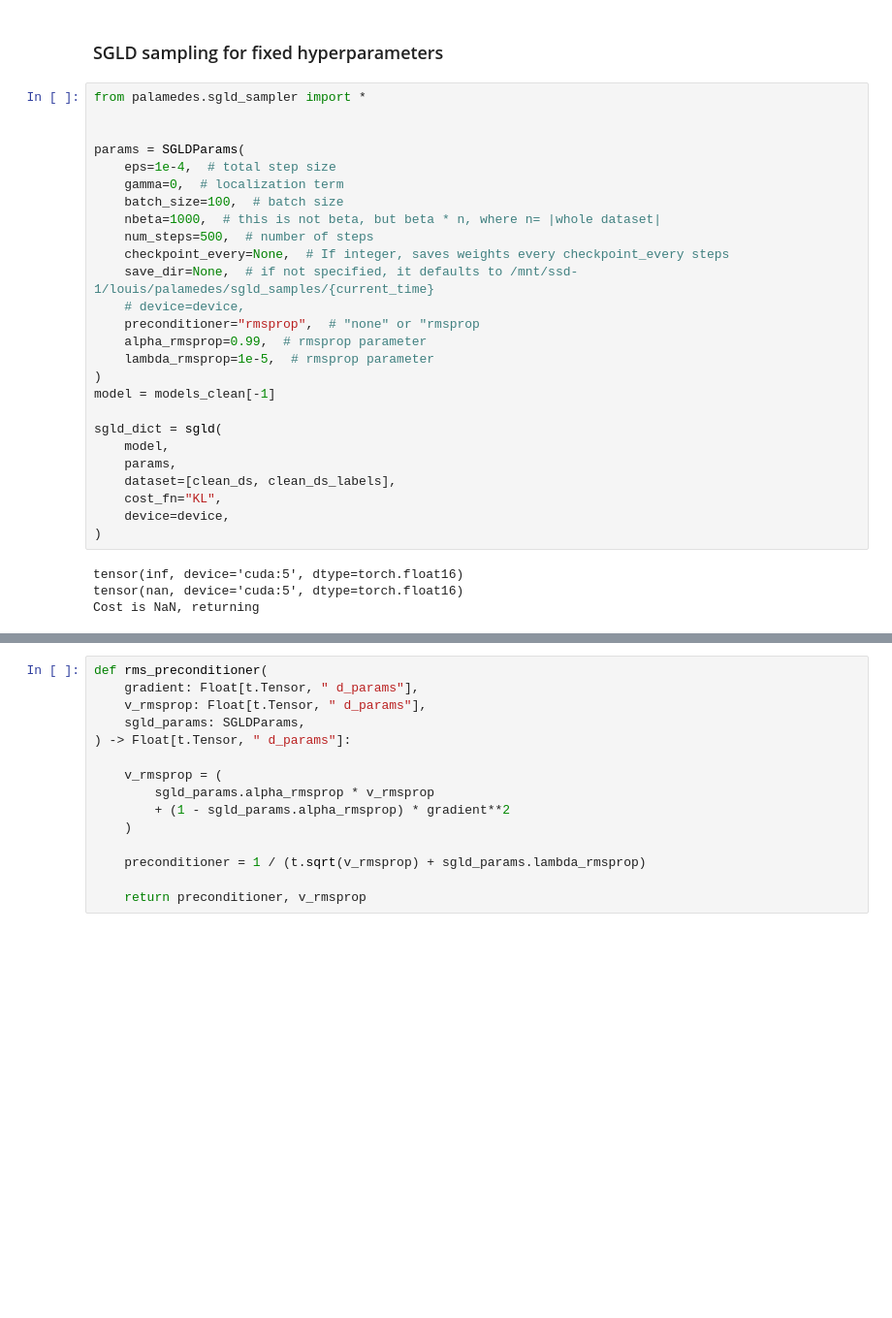
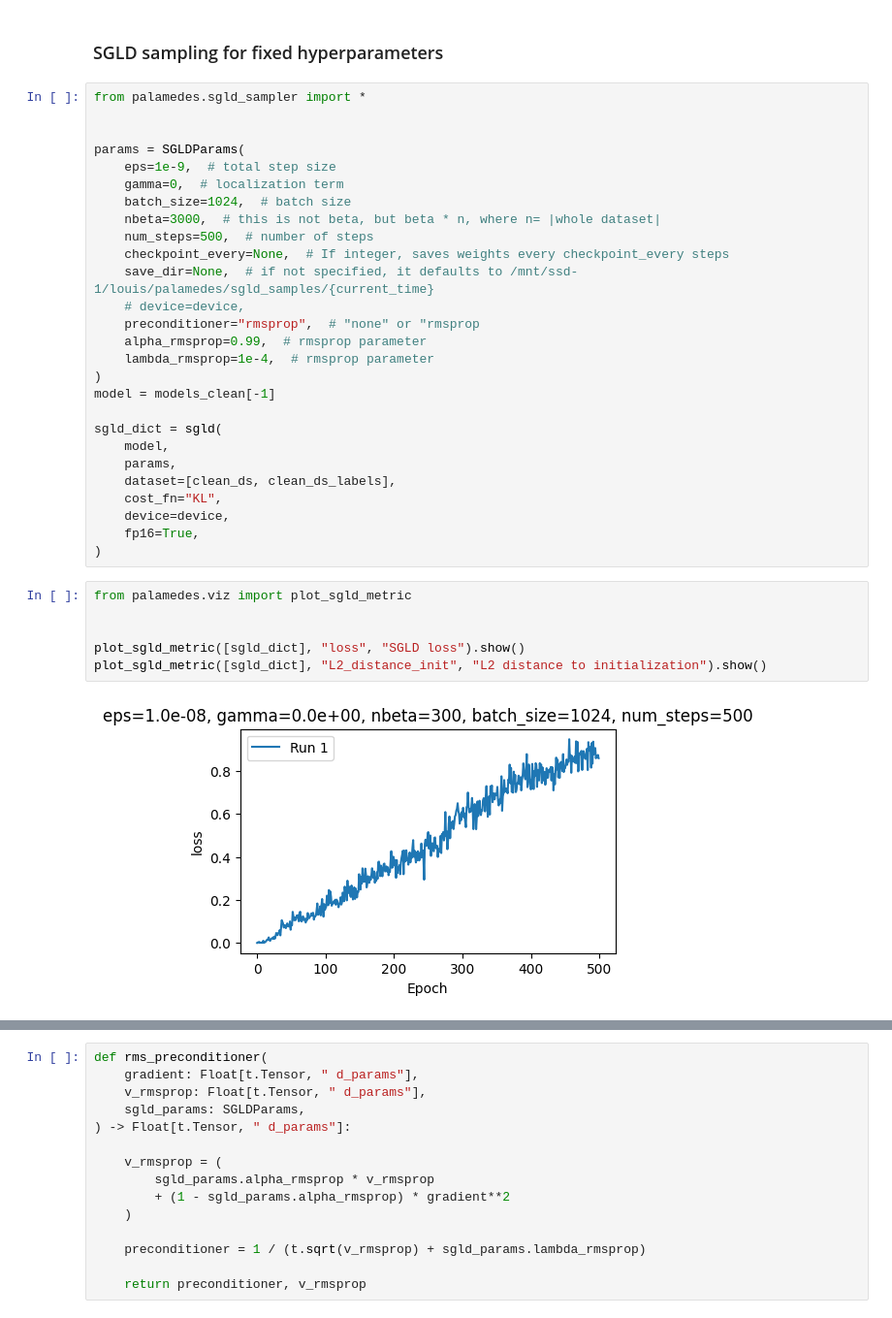
Before and after one commit to EleutherAI/tyche, a Jupyter notebook: notebooks/sgld_playground.ipynb, the cells around one changed output, grey strips where cells are left out. Shown at 97% size. Drawn from its saved outputs; the diff is of its cells as text; blank space fills up the shorter version.

```diff
--- a/notebooks/sgld_playground.ipynb
+++ b/notebooks/sgld_playground.ipynb
@@ -65,17 +62,17 @@ from palamedes.sgld_sampler import *
 
 
 params = SGLDParams(
-    eps=1e-4,  # total step size
+    eps=1e-9,  # total step size
     gamma=0,  # localization term
-    batch_size=100,  # batch size
-    nbeta=1000,  # this is not beta, but beta * n, where n= |whole dataset|
+    batch_size=1024,  # batch size
+    nbeta=3000,  # this is not beta, but beta * n, where n= |whole dataset|
     num_steps=500,  # number of steps
     checkpoint_every=None,  # If integer, saves weights every checkpoint_every steps
     save_dir=None,  # if not specified, it defaults to /mnt/ssd-1/louis/palamedes/sgld_samples/{current_time}
     # device=device,
     preconditioner="rmsprop",  # "none" or "rmsprop
     alpha_rmsprop=0.99,  # rmsprop parameter
-    lambda_rmsprop=1e-5,  # rmsprop parameter
+    lambda_rmsprop=1e-4,  # rmsprop parameter
 )
 model = models_clean[-1]
 
@@ -85,8 +82,13 @@ sgld_dict = sgld(
     dataset=[clean_ds, clean_ds_labels],
     cost_fn="KL",
     device=device,
+    fp16=True,
 )
-# %% [output]
-tensor(inf, device='cuda:5', dtype=torch.float16)
-tensor(nan, device='cuda:5', dtype=torch.float16)
-Cost is NaN, returning
+# %%
+from palamedes.viz import plot_sgld_metric
+
+
+plot_sgld_metric([sgld_dict], "loss", "SGLD loss").show()
+plot_sgld_metric([sgld_dict], "L2_distance_init", "L2 distance to initialization").show()
+# %% [output]
+[figure, added]
```
Also changed, not shown: parts of 6 cells of this notebook.
